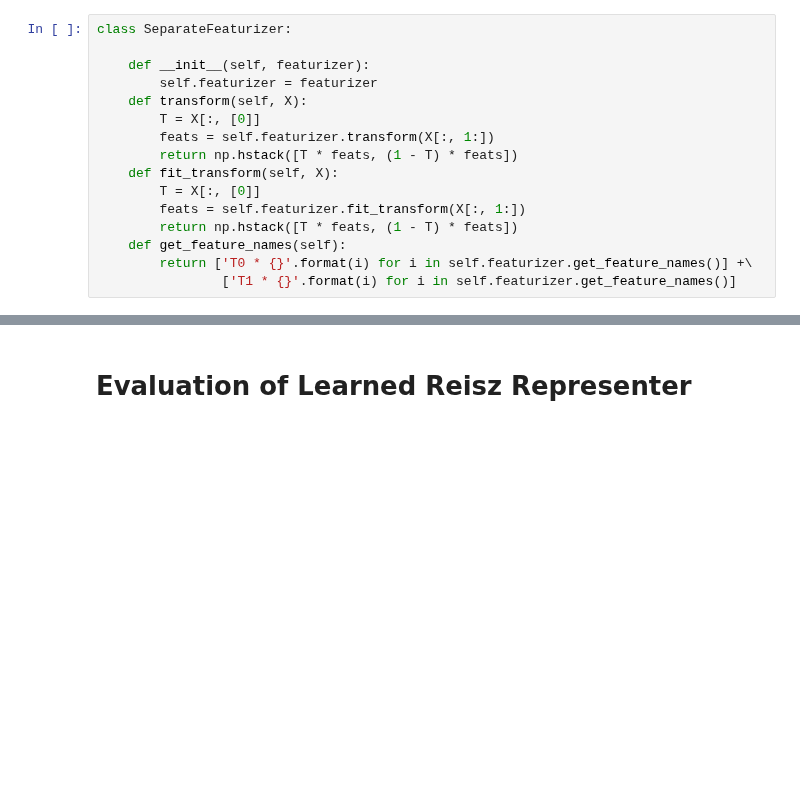
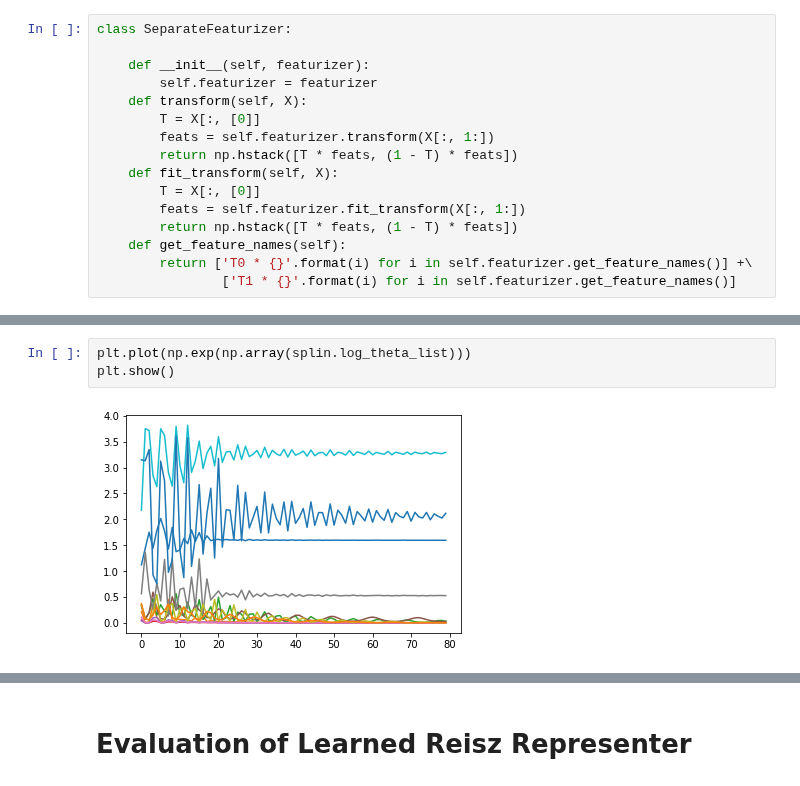
Before and after one commit to syrgkanislab/adversarial_reisz, a Jupyter notebook: LinearAdversarialReisz.ipynb, the cells around one changed output, grey strips where cells are left out. Drawn from its saved outputs; the diff is of its cells as text; blank space fills up the shorter version.

```diff
--- a/LinearAdversarialReisz.ipynb
+++ b/LinearAdversarialReisz.ipynb
@@ -119,0 +124,5 @@ plt.show()
+# %%
+plt.plot(np.exp(np.array(splin.log_theta_list)))
+plt.show()
+# %% [output]
+[figure, added]
```
Also changed, not shown: parts of 13 cells of this notebook, 1 other file.
